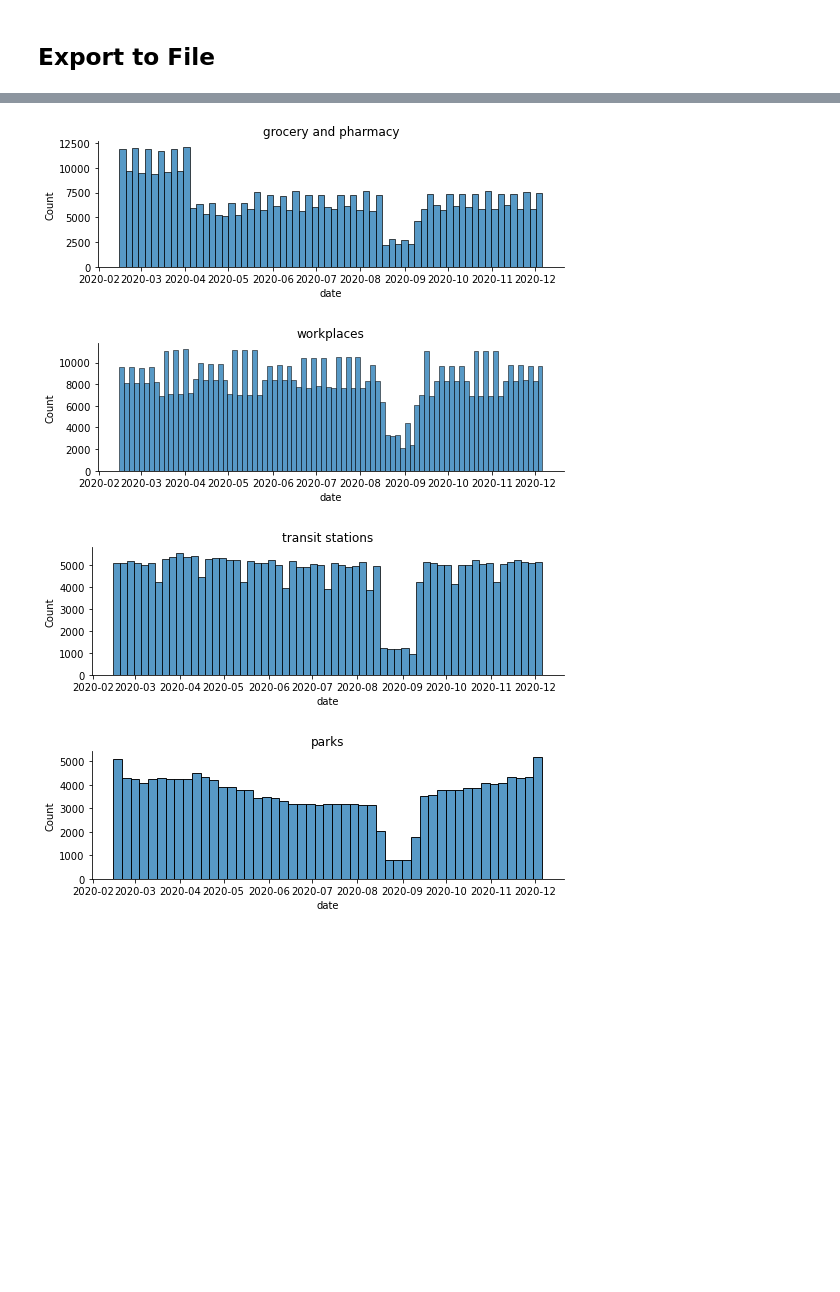
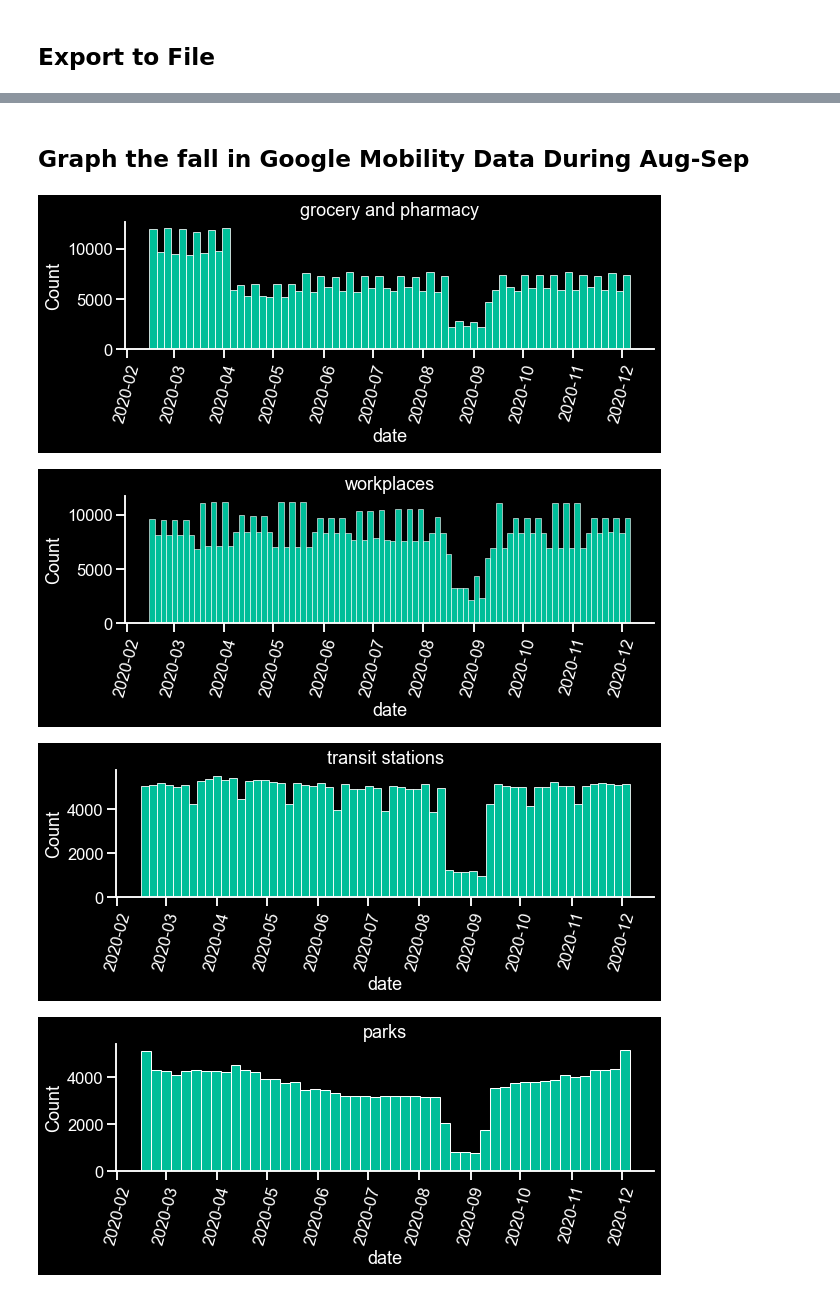
Before and after one commit to pballent/hia-covid, a Jupyter notebook: hia_covid_python_data_preprocess/Google_Mobility_Join_Counties_and_COVID.ipynb, the cells around one changed output, grey strips where cells are left out. Drawn from its saved outputs; the diff is of its cells as text; code cells hidden in the pictures; blank space fills up the shorter version.

```diff
--- a/hia_covid_python_data_preprocess/Google_Mobility_Join_Counties_and_COVID.ipynb
+++ b/hia_covid_python_data_preprocess/Google_Mobility_Join_Counties_and_COVID.ipynb
@@ -64,24 +13,0 @@ for i in list_col:
-# %%
-list_col = [
-'retail_and_recreation_percent_change_from_baseline',
-       'grocery_and_pharmacy_percent_change_from_baseline',
-       #'parks_percent_change_from_baseline',
-       'transit_stations_percent_change_from_baseline',
-       'workplaces_percent_change_from_baseline' #,
-       #'residential_percent_change_from_baseline'
-    ]
-
-counties_present_dict = dict()
-for i in list_col:
-    low_period = mob[(mob.date >= '2020-08-30') & (mob.date <= '2020-09-06')]
-    low_period = low_period[low_period['{i}'.format(i=i)].isna() == False]
-    counties_present = low_period.census_fips_code.unique()
-    counties_present_dict[i] = set(counties_present)
-# %%
-overlap = set(mob.census_fips_code.unique())
-all_set = set()
-
-for i in counties_present_dict.values():
-    not_there = overlap - i
-    overlap_notthere = overlap.intersection(not_there)
-    all_set = all_set.union(not_there)
@@ -618,3 +504,5 @@ Timestamp('2020-12-09 00:00:00')
+# %% [markdown]
+## Graph the fall in Google Mobility Data During Aug-Sep
 # %%
 pharm = mob[['grocery_and_pharmacy_PCT_CFB','date']].dropna()
 work = mob[['workplaces_PCT_CFB','date']].dropna()
@@ -625,18 +513,26 @@ ret = mob[['retail_and_recreation_PCT_CFB','date']].dropna()
 # %%
 list_frames = [
 (pharm, 'grocery and pharmacy'),
 (work, 'workplaces'),
 (tr, 'transit stations'),
 (park, 'parks'),
 (res, 'residential'),
 (ret, 'retail and recreation')
 ]
 
+
+
+
+
 for i in list_frames:
-    sns.displot(i[0].date, height=2.5, aspect=3, )
+    plt.rcParams.update({"grid.linewidth":0.5, "grid.alpha":0.5})
+    sns.set(style="ticks", context="talk")
+    plt.style.use("dark_background")
+    sns.displot(i[0].date, height=3, aspect=3, color="#00ffcd")
+    plt.xticks(rotation=75)
     plt.title("{x}".format(x=i[1]))
 # %% [output]
-[figure, old version]
+[figure, new version]
-[figure, old version]
+[figure, new version]
-[figure, old version]
+[figure, new version]
-[figure, old version]
+[figure, new version]
```
Also changed, not shown: parts of 23 cells of this notebook, 4 other files.
